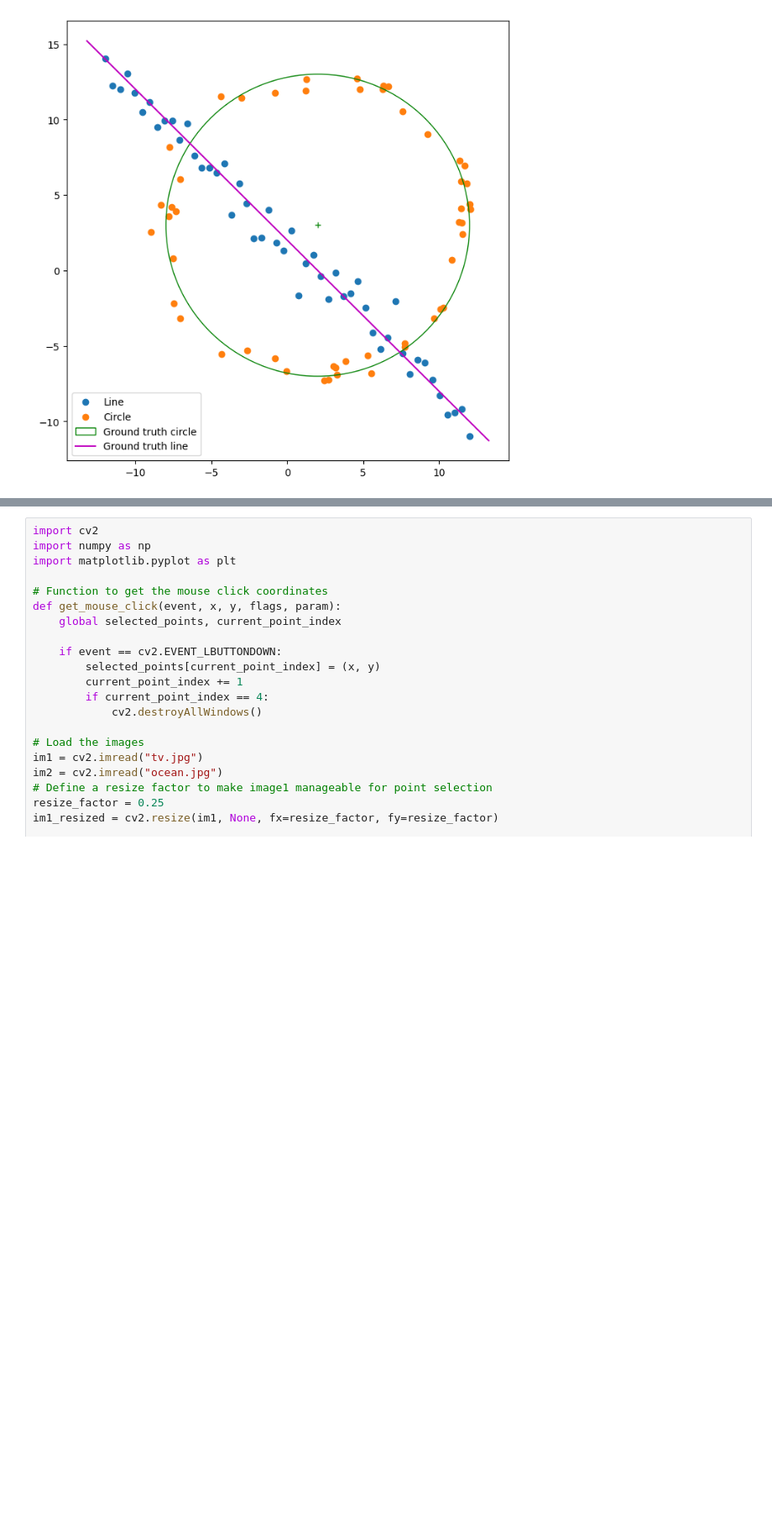
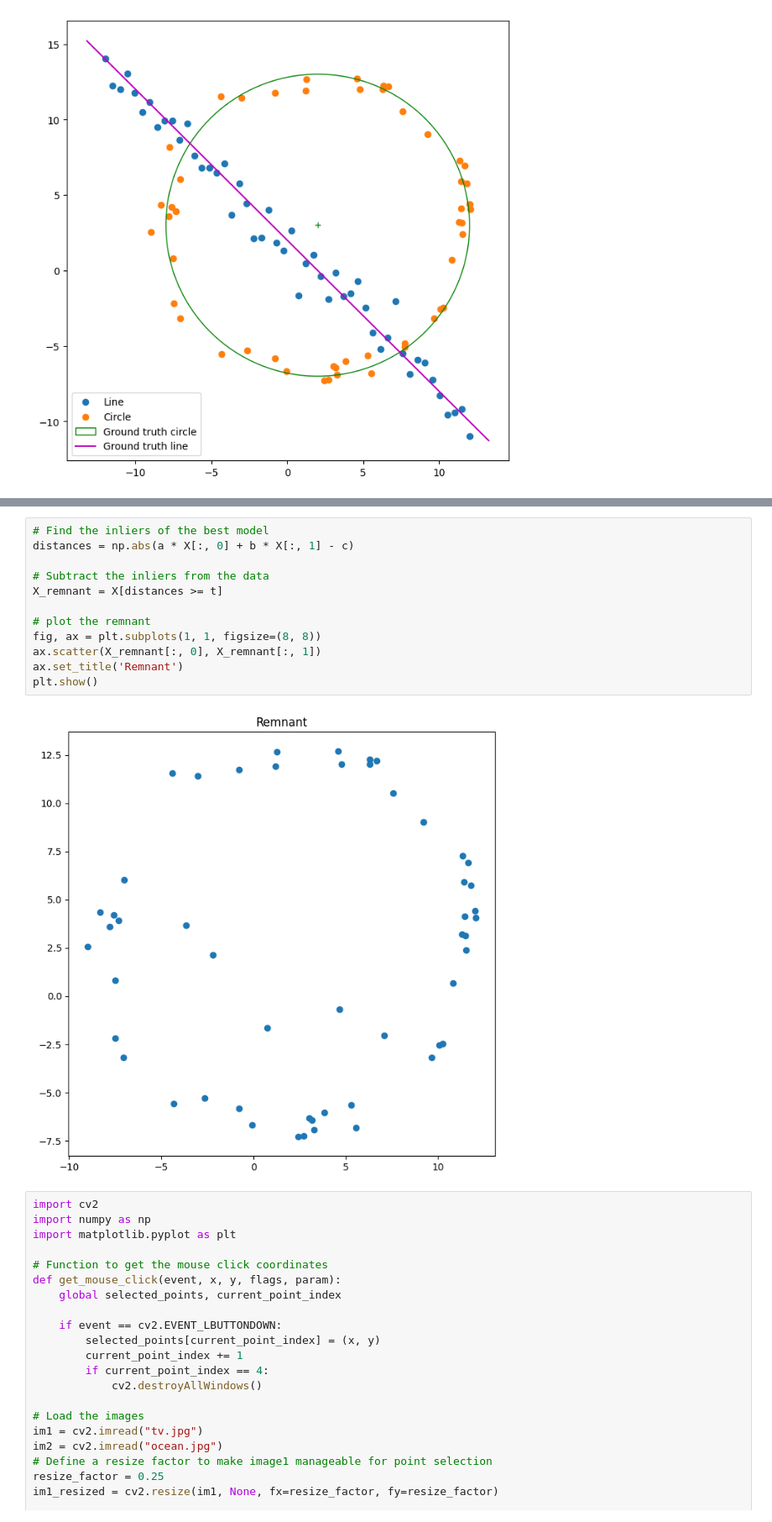
Before and after one commit to Ishana-Dewmini/EN3160_Fitting_and_Alignment, a Jupyter notebook: 200477U_Assignment2.ipynb, the cells around one changed output, grey strips where cells are left out. Shown at 84% size. Cells and saved outputs as stored; diff of their text form; blank space fills up the shorter version.

Commit message:
Subtract the consensus of the best line (remnant)

```diff
--- a/200477U_Assignment2.ipynb
+++ b/200477U_Assignment2.ipynb
@@ -190,6 +191,20 @@ New best model found with 43 inliers
 New best model found with 46 inliers
 New best model found with 48 inliers
 [figure]
+# %%
+# Find the inliers of the best model
+distances = np.abs(a * X[:, 0] + b * X[:, 1] - c)
+
+# Subtract the inliers from the data
+X_remnant = X[distances >= t]
+
+# plot the remnant
+fig, ax = plt.subplots(1, 1, figsize=(8, 8))
+ax.scatter(X_remnant[:, 0], X_remnant[:, 1])
+ax.set_title('Remnant')
+plt.show()
+# %% [output]
+[figure, added]
 # %%
 import cv2
 import numpy as np
```
Also changed, not shown: parts of 1 cell of this notebook.
